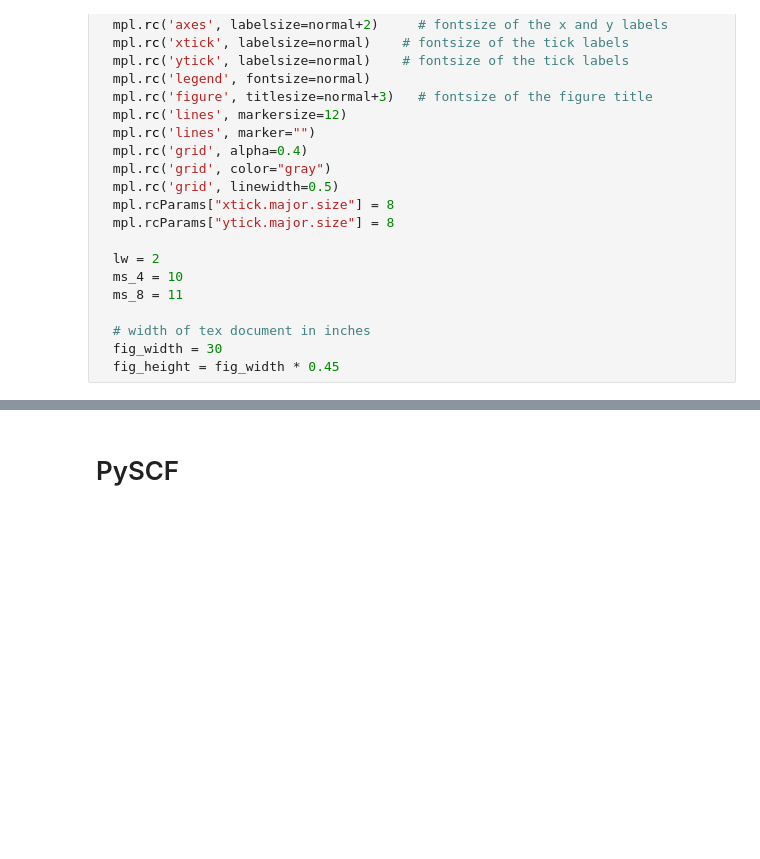
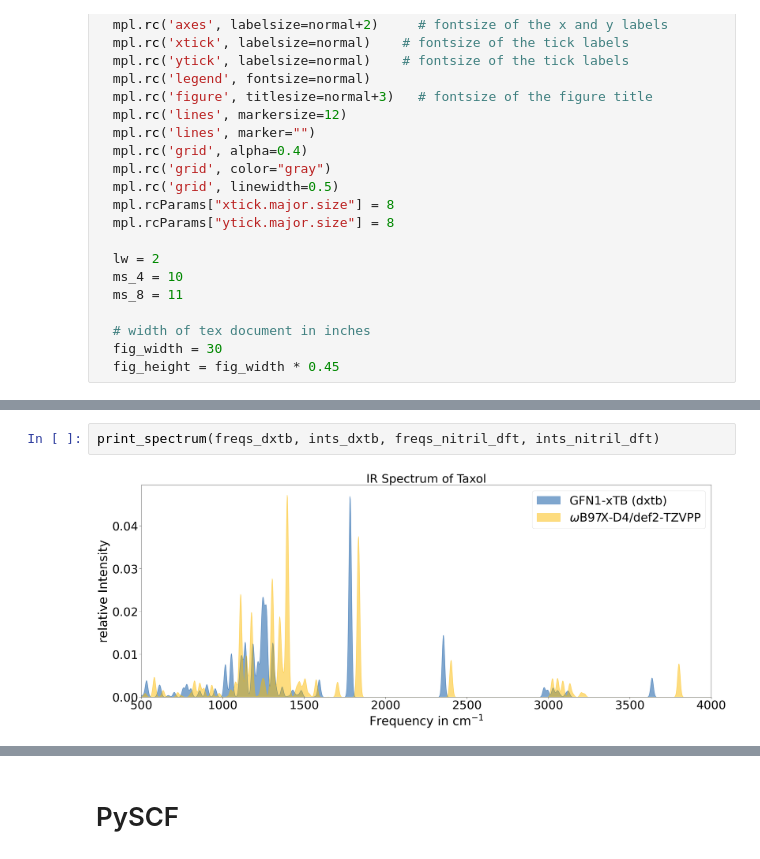
Before and after one commit to grimme-lab/dxtb, a Jupyter notebook: examples/ir.ipynb, the cells around one changed output, grey strips where cells are left out. Saved outputs shown, nothing was run; the diff lists cells and outputs as text; blank space fills up the shorter version.

```diff
--- a/examples/ir.ipynb
+++ b/examples/ir.ipynb
@@ -2348,3 +2461,7 @@ print_spectrum(freqs_dxtb, ints_dxtb, freqs_dxtb_num, ints_dxtb_num)
+# %%
+print_spectrum(freqs_dxtb, ints_dxtb, freqs_nitril_dft, ints_nitril_dft)
+# %% [output]
+[figure, added]
 # %%
 print_spectrum(freqs_taxol, ints_taxol, freqs_taxol_dft, ints_taxol_dft)
 # %% [output]
```
Also changed, not shown: parts of 9 cells of this notebook, 11 other files.
